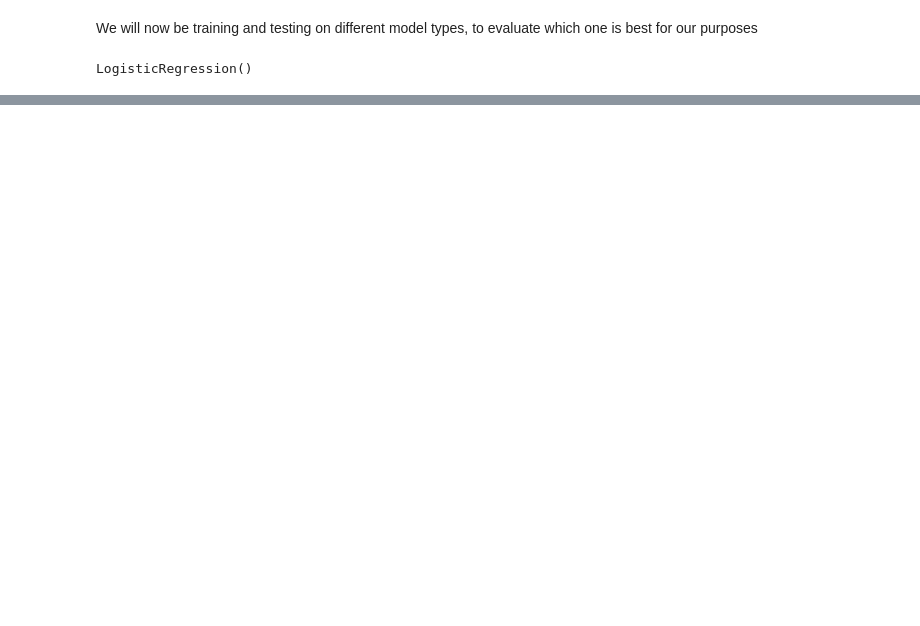
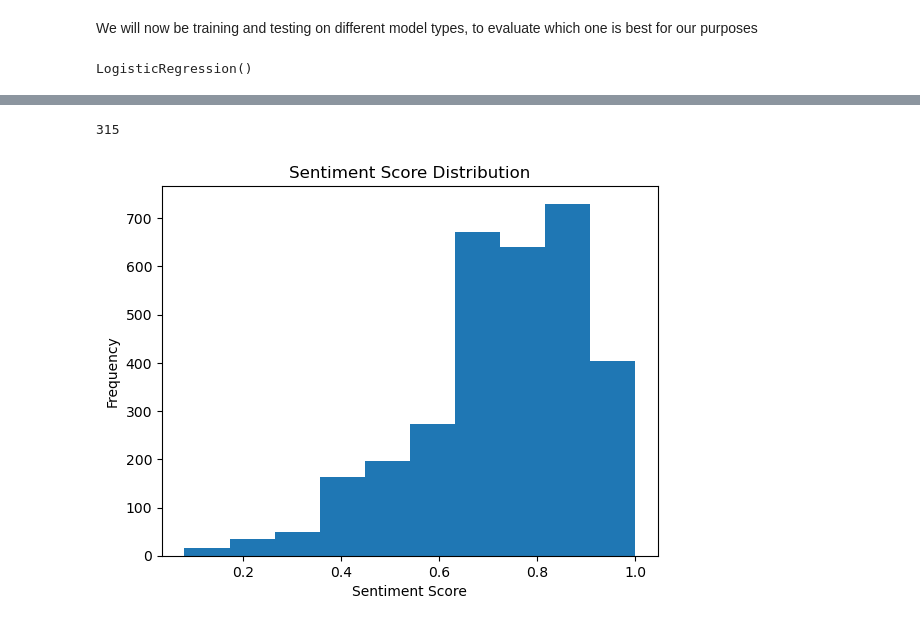
Before and after one commit to JasonMerit/ComputationalTools, a Jupyter notebook: Project/tf-idf.ipynb, the cells around one changed output, grey strips where cells are left out. Drawn from its saved outputs; the diff is of its cells as text; code cells hidden in the pictures; blank space fills up the shorter version.

Commit message:
finished sentiment
Still need to somehow combine it into a graph

```diff
--- a/Project/tf-idf.ipynb
+++ b/Project/tf-idf.ipynb
@@ -174,0 +201,39 @@ Accuracy of sentiment predictions: 0.8878
+# %%
+import pickle
+with open('reviews.pkl', 'rb') as file:
+    custom_data = pd.read_pickle(file)
+# %%
+custom_data = pd.DataFrame.from_dict(custom_data)
+# %%
+sentiments = {}
+bad_data = []
+for title in custom_data:
+    temp = list(custom_data[title])
+    if temp[0] is None:
+        bad_data.append(title)
+        continue
+    temp= simple_preprocess_text(temp)
+    temp= preprocessing_lemmatization(temp)
+    temp = vector.transform(temp).toarray()
+    sentiment = models[best_model].predict(temp)
+    sentiments[title] = sentiment
+# %%
+len(bad_data)
+# %% [output]
+315
+# %%
+sentiment_scores = {}
+for title in sentiments:
+    temp = sentiments[title]
+    temp_score = (np.count_nonzero(temp == "positive"))
+    sentiment_scores[title] = temp_score/len(temp)
+# %%
+# histogram of sentiment scores
+import matplotlib.pyplot as plt
+plt.hist(sentiment_scores.values(), bins=10)
+plt.xlabel('Sentiment Score')
+plt.ylabel('Frequency')
+plt.title('Sentiment Score Distribution')
+plt.show()
+# %% [output]
+[figure, added]
```
Also changed, not shown: parts of 13 cells of this notebook, 2 other files.
